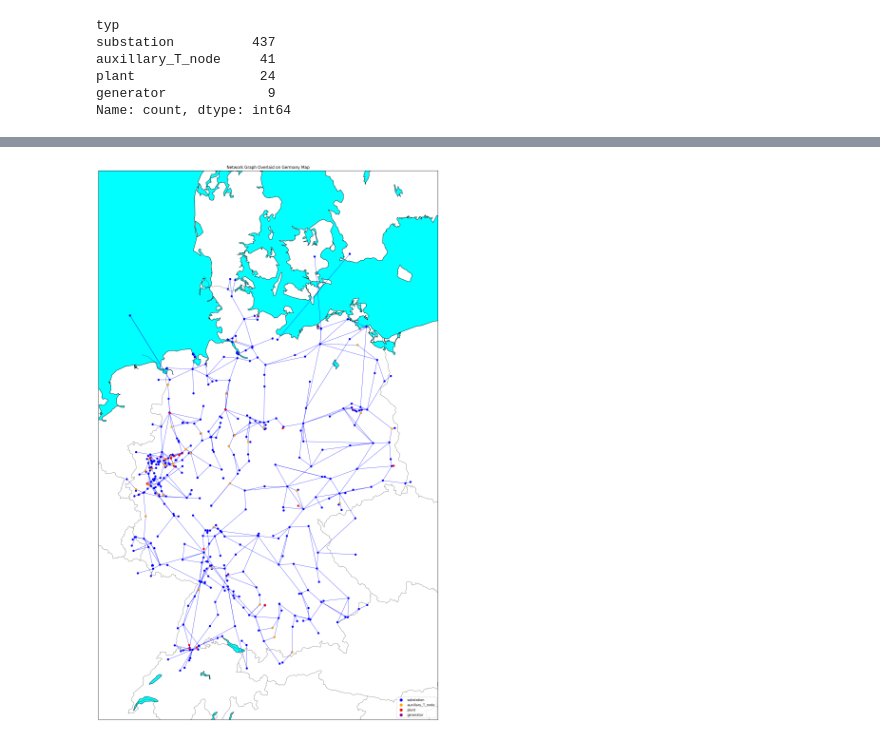
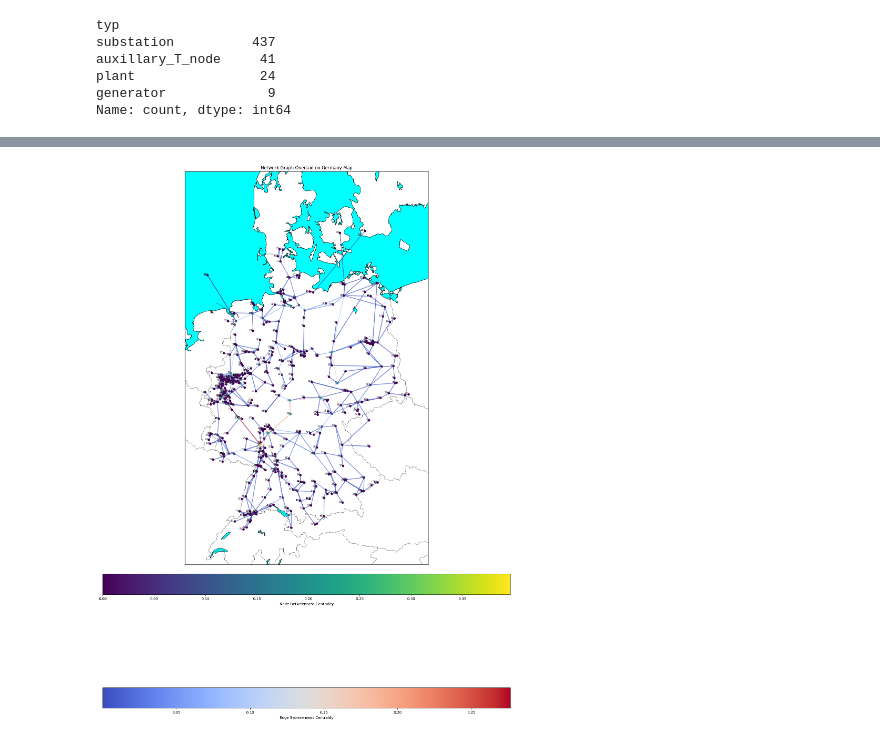
Before and after one commit to lschulte09/network_sci, a Jupyter notebook: Project/Project.ipynb, the cells around one changed output, grey strips where cells are left out. Drawn from its saved outputs; the diff is of its cells as text; code cells hidden in the pictures.

```diff
--- a/Project/Project.ipynb
+++ b/Project/Project.ipynb
@@ -48,45 +104,67 @@ nx.write_gexf(G, 'data/power.gexf')
 # %%
 node_positions = {node: (data['lon'], data['lat']) for node, data in G.nodes(data=True)}
 
+
+node_betweenness = nx.betweenness_centrality(G, normalized=True)
+
+max_node_centrality = max(node_betweenness.values())
+min_node_centrality = min(node_betweenness.values())
+node_colors = [
+    (node_betweenness[node] - min_node_centrality) / (max_node_centrality - min_node_centrality)
+    for node in G.nodes
+]
+
 # Initialize Basemap for Germany
-plt.figure(figsize=(20, 30))
+fig, ax = plt.subplots(figsize=(20, 30))
 m = Basemap(projection='merc',
             llcrnrlat=46, urcrnrlat=57,
             llcrnrlon=5, urcrnrlon=16,
             resolution='i')
 
 m.drawcoastlines()
 m.drawcountries()
 m.drawmapboundary(fill_color='aqua')
 m.fillcontinents(color='white', lake_color='aqua')
 
-# Convert node positions to map projection
 mapped_positions = {node: m(lon, lat) for node, (lon, lat) in node_positions.items()}
 node_types = {node: data['type'] for node, data in G.nodes(data=True)}
 colormap = {'substation':'blue', 'auxillary_T_node':'orange', 'plant':'red', 'generator':'purple'}
-node_colors = [colormap[node_types[node]] for node in G.nodes]
+#node_colors = [colormap[node_types[node]] for node in G.nodes]
 
-# Draw edges
-for u, v in G.edges:
+edge_betweenness = nx.edge_betweenness_centrality(G, normalized=True)
+
+max_edge_centrality = max(edge_betweenness.values())
+min_edge_centrality = min(edge_betweenness.values())
+edge_colors = [
+    (edge_betweenness[(u, v)] - min_edge_centrality) / (max_edge_centrality - min_edge_centrality)
+    for u, v in G.edges
+]
+
+for (u, v), color in zip(G.edges, edge_colors):
     x = [mapped_positions[u][0], mapped_positions[v][0]]
     y = [mapped_positions[u][1], mapped_positions[v][1]]
-    plt.plot(x, y, color='blue', linewidth=1, alpha=0.7)
+    plt.plot(x, y, color=plt.cm.coolwarm(color), linewidth=2, alpha=0.7)
 
-# Draw nodes
 x, y = zip(*mapped_positions.values())
 plt.scatter(x, y, c=node_colors, s=30, zorder=5)
 
-# Add labels
 for node, (lon, lat) in node_positions.items():
     x, y = m(lon, lat)
-    # plt.text(x, y, str(node), fontsize=6, ha='right')
+    plt.text(x, y, str(node), fontsize=6, ha='right')
 
-handles = [plt.Line2D([0], [0], marker='o', color='w', label=node_type,
-                      markerfacecolor=color, markersize=10)
-           for node_type, color in colormap.items()]
-plt.legend(handles=handles, loc='lower right')
+edge_norm = plt.Normalize(vmin=min_edge_centrality, vmax=max_edge_centrality)
+sm_edge = plt.cm.ScalarMappable(cmap=plt.cm.coolwarm, norm=edge_norm)
+sm_edge.set_array([])
+cbar_edge = fig.colorbar(sm_edge, ax=ax, orientation="horizontal", pad=0.07)
+cbar_edge.set_label("Edge Betweenness Centrality")
+
+node_norm = plt.Normalize(vmin=min_node_centrality, vmax=max_node_centrality)
+sm_node = plt.cm.ScalarMappable(cmap=plt.cm.viridis, norm=node_norm)
+sm_node.set_array([])
+cbar_node = fig.colorbar(sm_node, ax=ax, orientation="horizontal", pad=0.02)
+cbar_node.set_label("Node Betweenness Centrality")
 
 plt.title("Network Graph Overlaid on Germany Map")
 plt.show()
 # %% [output]
-[figure, old version]
+[figure, new version]
```
Also changed, not shown: parts of 7 cells of this notebook.
